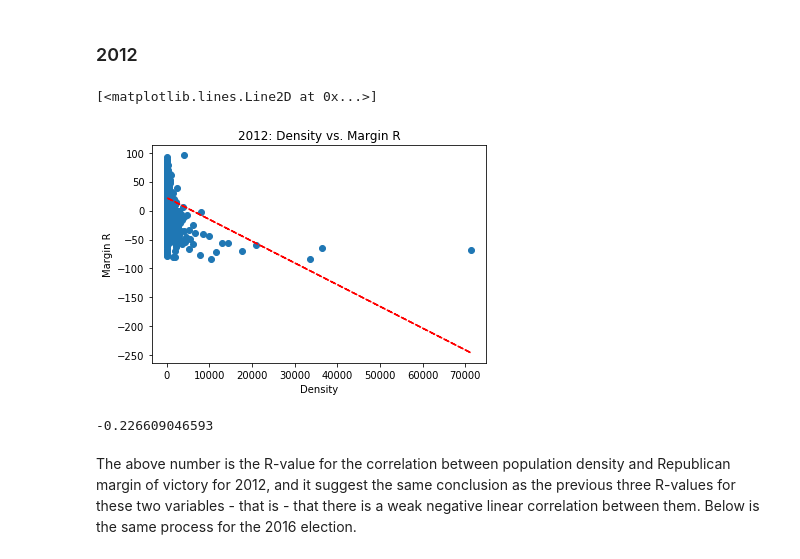
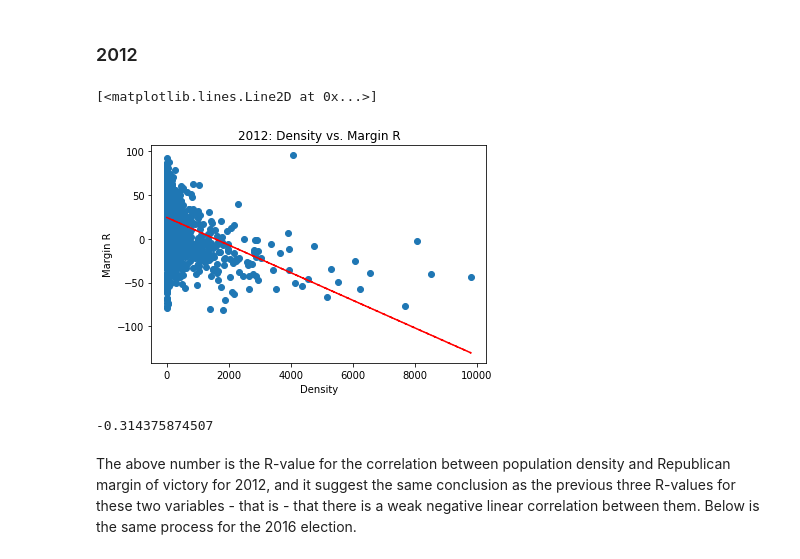
Before and after one commit to GiacomoPuccini/COGS108_Repo, a Jupyter notebook: FinalProject.ipynb, the cells around one changed output. Cells and saved outputs as stored; diff of their text form; code cells hidden in the pictures.

```diff
--- a/FinalProject.ipynb
+++ b/FinalProject.ipynb
@@ -83,6 +83,8 @@ Election Results:
 import numpy as np
 import pandas as pd
 import matplotlib.pyplot as plt
+
+POP_DENSITY_CUTOFF = 10000 #global constant
 # %% [markdown]
 # Data Cleaning
 # %% [markdown]
@@ -414,25 +416,25 @@ The number above is the R-value for the correlation between population density a
 ### 2012
 # %%
 # Make two new lists to plot over x and y axes
-data2012margin = data2012['margin_R']
-data2012density = data2012['density2012']
+data2012margin = data2012.loc[data2012['density2012'] < POP_DENSITY_CUTOFF]['margin_R']
+data2012density = data2012.loc[data2012['density2012'] < POP_DENSITY_CUTOFF]['density2012']
 
 # Make the scatterplot, label it, and include a linear regression line
 corrplot8 = plt.scatter(data2012density, data2012margin)
 plt.xlabel('Density')
 plt.ylabel('Margin R')
 plt.title('2012: Density vs. Margin R')
 z8 = np.polyfit(data2012density, data2012margin, 1)
 p8 = np.poly1d(z8)
 plt.plot(data2012density, p8(data2012density), "r--")
 # %% [output]
 [<matplotlib.lines.Line2D at 0x...>]
-[figure, old version]
+[figure, new version]
 # %%
 R2012_Density = np.corrcoef(x = data2012density, y = data2012margin)
 print(R2012_Density[0][1])
 # %% [output]
--0.226609046593
+-0.314375874507
 # %% [markdown]
 The above number is the R-value for the correlation between population density and Republican margin of victory for 2012, and it suggest the same conclusion as the previous three R-values for these two variables - that is - that there is a weak negative linear correlation between them. Below is the same process for the 2016 election.
 # %% [markdown]
```
Also changed, not shown: parts of 7 cells of this notebook.
